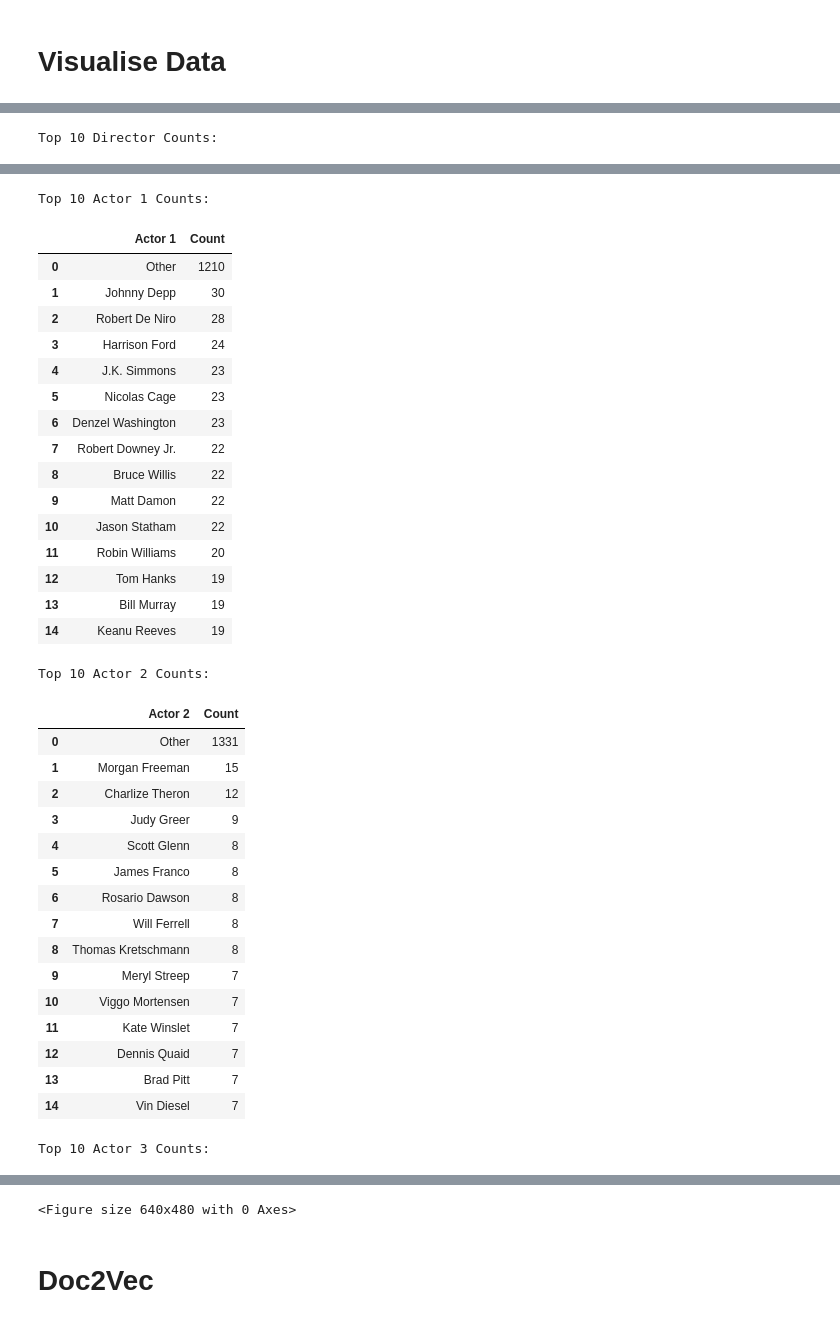
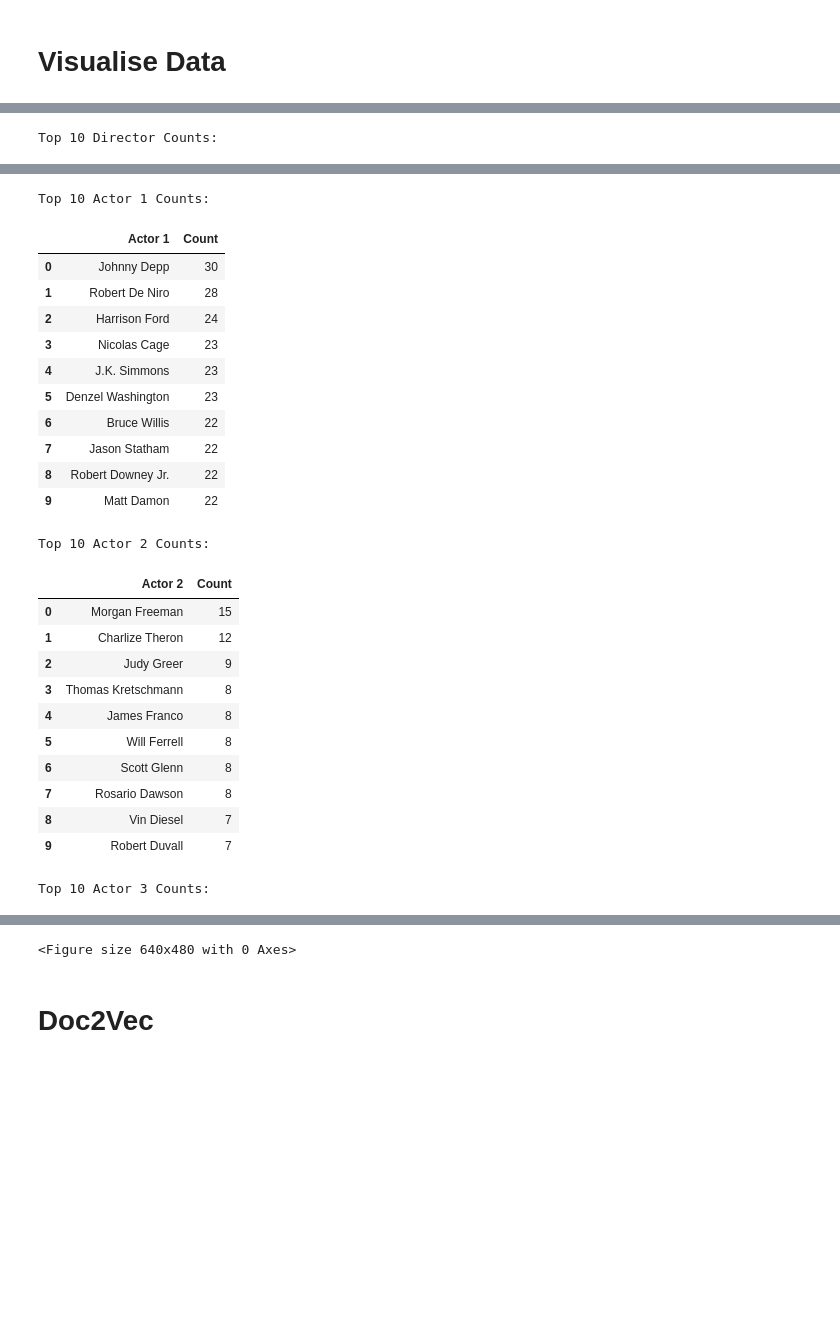
Before and after one commit to JZYNX/ML-assignment-2, a Jupyter notebook: COMP30027-Project2.ipynb, the cells around one changed output, grey strips where cells are left out. Saved outputs shown, nothing was run; the diff lists cells and outputs as text; code cells hidden in the pictures; blank space fills up the shorter version.

```diff
--- a/COMP30027-Project2.ipynb
+++ b/COMP30027-Project2.ipynb
@@ -81,10 +80,10 @@ test_doc2vec_features_plot_keywords = np.load('project_data/features_doc2vec/tes
 test_doc2vec_features_genre = np.load('project_data/features_doc2vec/test_doc2vec_features_genre.npy')
 
 # Convert features to strings and assign them to DataFrame columns
-# train_df['plot_keywords'] = [str(feature) for feature in train_doc2vec_features_plot_keywords]
+train_df['plot_keywords'] = [str(feature) for feature in train_doc2vec_features_plot_keywords]
 # train_df['genres'] = [str(feature) for feature in train_doc2vec_features_genre]
 
-# test_df['plot_keywords'] = [str(feature) for feature in test_doc2vec_features_plot_keywords]
+test_df['plot_keywords'] = [str(feature) for feature in test_doc2vec_features_plot_keywords]
 # test_df['genres'] = [str(feature) for feature in test_doc2vec_features_genre]
 
 # Convert genres to individual columns (OneHotEncoding)
@@ -98,11 +97,11 @@ test_df = pd.concat([test_df, genre_dummies_test], axis=1)
 test_df.drop(columns='genres', inplace=True)
 
 # Drop title_embeddings (not sure how to interpret FastText)
-if 'title_embedding' in train_df.columns:
-    train_df.drop(columns='title_embedding', inplace=True)
+# if 'title_embedding' in train_df.columns:
+#     train_df.drop(columns='title_embedding', inplace=True)
 
-if 'title_embedding' in test_df.columns:
-    test_df.drop(columns='title_embedding', inplace=True)
+# if 'title_embedding' in test_df.columns:
+#     test_df.drop(columns='title_embedding', inplace=True)
 
 # Convert plot_keywords to individual columns (OneHotEncoding)
 # num_plots = 50
@@ -168,6 +167,7 @@ print(train_df.shape)
 print(test_df.shape)
 display(train_df.sample(3))
 
+print(train_df.columns)
 print(list(train_df.iloc[85]))
 print(list(test_df.iloc[53]))
 # print(list(train_df.iloc[575]))
@@ -315,11 +327,11 @@ plt.show()
 plt.savefig('correlation_heatmap.png')
 
 
-# Display top 15 names
-director_counts = X['director_name'].value_counts().head(15)
-actor1_counts = X['actor_1_name'].value_counts().head(15)
-actor2_counts = X['actor_2_name'].value_counts().head(15)
-actor3_counts = X['actor_3_name'].value_counts().head(15)
+# Display top 10 names
+director_counts = X['director_name'].value_counts().head(10)
+actor1_counts = X['actor_1_name'].value_counts().head(10)
+actor2_counts = X['actor_2_name'].value_counts().head(10)
+actor3_counts = X['actor_3_name'].value_counts().head(10)
 
 director_counts_df = pd.DataFrame({'Director': director_counts.index, 'Count': director_counts.values})
 actor1_counts_df = pd.DataFrame({'Actor 1': actor1_counts.index, 'Count': actor1_counts.values})
@@ -361,36 +368,26 @@ Top 10 Director Counts:
 Top 10 Actor 1 Counts:
 |  | Actor 1 | Count |
-| 0 | Other | 1210 |
-| 1 | Johnny Depp | 30 |
-| 2 | Robert De Niro | 28 |
-| 3 | Harrison Ford | 24 |
+| 0 | Johnny Depp | 30 |
+| 1 | Robert De Niro | 28 |
+| 2 | Harrison Ford | 24 |
+| 3 | Nicolas Cage | 23 |
 | 4 | J.K. Simmons | 23 |
-| 5 | Nicolas Cage | 23 |
-| 6 | Denzel Washington | 23 |
-| 7 | Robert Downey Jr. | 22 |
-| 8 | Bruce Willis | 22 |
+| 5 | Denzel Washington | 23 |
+| 6 | Bruce Willis | 22 |
+| 7 | Jason Statham | 22 |
+| 8 | Robert Downey Jr. | 22 |
 | 9 | Matt Damon | 22 |
-| 10 | Jason Statham | 22 |
-| 11 | Robin Williams | 20 |
-| 12 | Tom Hanks | 19 |
-| 13 | Bill Murray | 19 |
-| 14 | Keanu Reeves | 19 |
 Top 10 Actor 2 Counts:
 |  | Actor 2 | Count |
-| 0 | Other | 1331 |
-| 1 | Morgan Freeman | 15 |
-| 2 | Charlize Theron | 12 |
-| 3 | Judy Greer | 9 |
-| 4 | Scott Glenn | 8 |
-| 5 | James Franco | 8 |
-| 6 | Rosario Dawson | 8 |
-| 7 | Will Ferrell | 8 |
-| 8 | Thomas Kretschmann | 8 |
-| 9 | Meryl Streep | 7 |
-| 10 | Viggo Mortensen | 7 |
-| 11 | Kate Winslet | 7 |
-| 12 | Dennis Quaid | 7 |
-| 13 | Brad Pitt | 7 |
-| 14 | Vin Diesel | 7 |
+| 0 | Morgan Freeman | 15 |
+| 1 | Charlize Theron | 12 |
+| 2 | Judy Greer | 9 |
+| 3 | Thomas Kretschmann | 8 |
+| 4 | James Franco | 8 |
+| 5 | Will Ferrell | 8 |
+| 6 | Scott Glenn | 8 |
+| 7 | Rosario Dawson | 8 |
+| 8 | Vin Diesel | 7 |
+| 9 | Robert Duvall | 7 |
 Top 10 Actor 3 Counts:
 |  | Actor 3 | Count |
```
Also changed, not shown: parts of 23 cells of this notebook, 3 other files.
